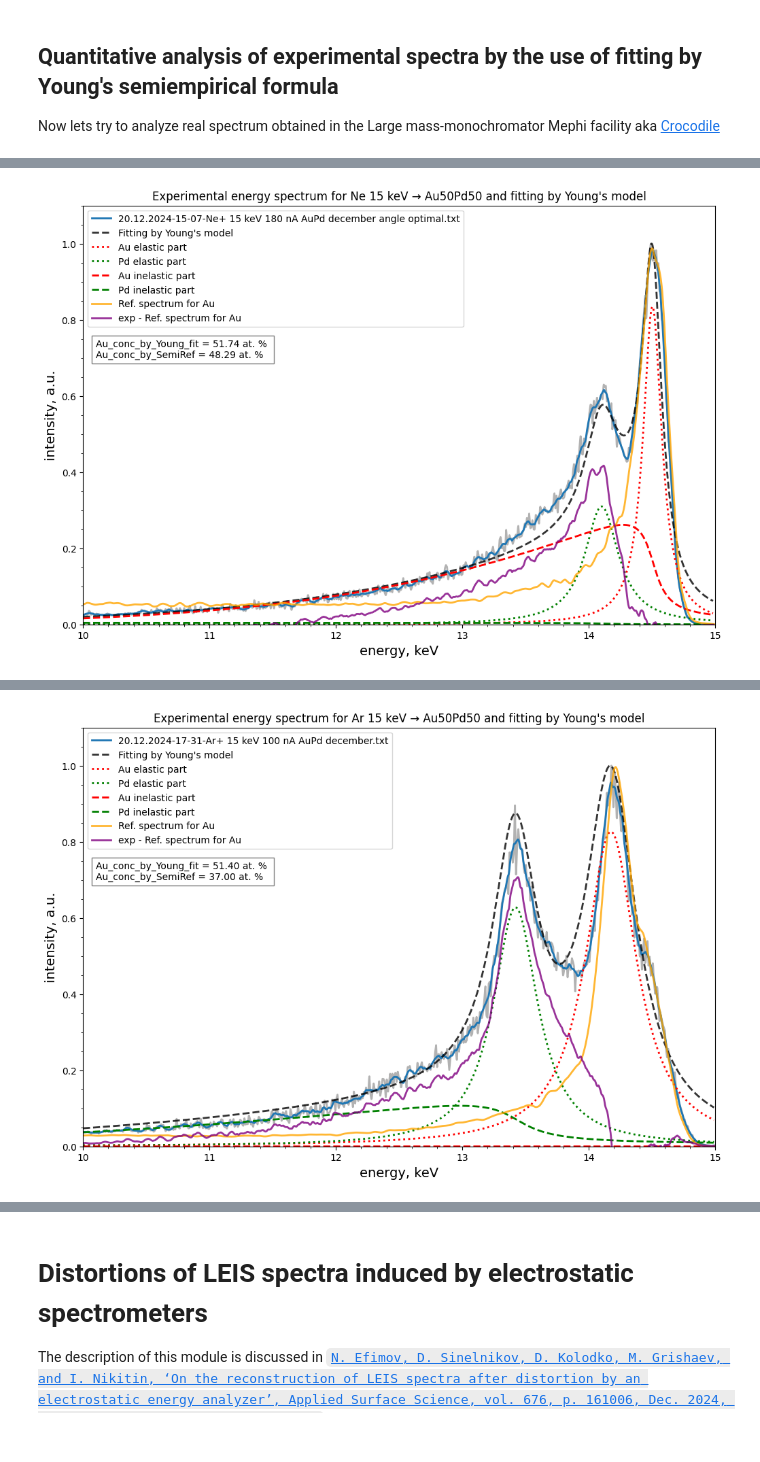
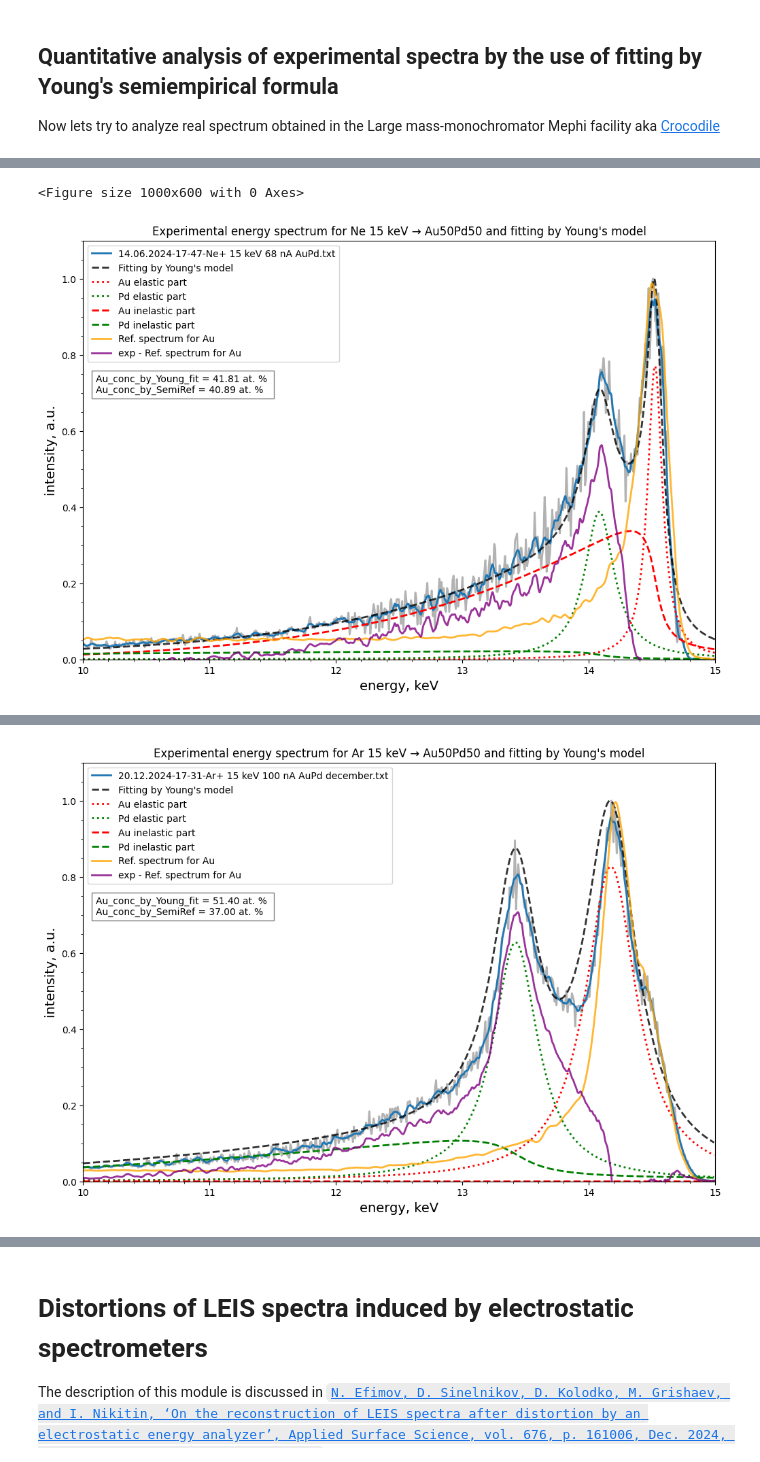
Before and after one commit to mauveferret/SpecRec, a Jupyter notebook: main_example.ipynb, the cells around one changed output, grey strips where cells are left out. Saved outputs shown, nothing was run; the diff lists cells and outputs as text; code cells hidden in the pictures.

```diff
--- a/main_example.ipynb
+++ b/main_example.ipynb
@@ -381,7 +381,7 @@ spectrum_path0 = os.getcwd()+os.sep+"raw_data"+os.sep+"exp_AuPd"+os.sep
 exp_spectra = os.listdir(spectrum_path0)
 plt.figure(figsize=(10, 6))
 
-spectrum_path_Ne = next(path for path in exp_spectra if "15-07" in path)
+spectrum_path_Ne = next(path for path in exp_spectra if "17-47" in path)
 spectrum_path_Ar = next(path for path in exp_spectra if "17-31" in path)
 spectrum_path_Ar2 = next(path for path in exp_spectra if "18-26" in path)
 
@@ -433 +433,2 @@ for spectrum_path in spectra:
+<Figure size 1000x600 with 0 Axes>
-[figure, old version]
+[figure, new version]
```
Also changed, not shown: parts of 2 cells of this notebook, 2 other files.
